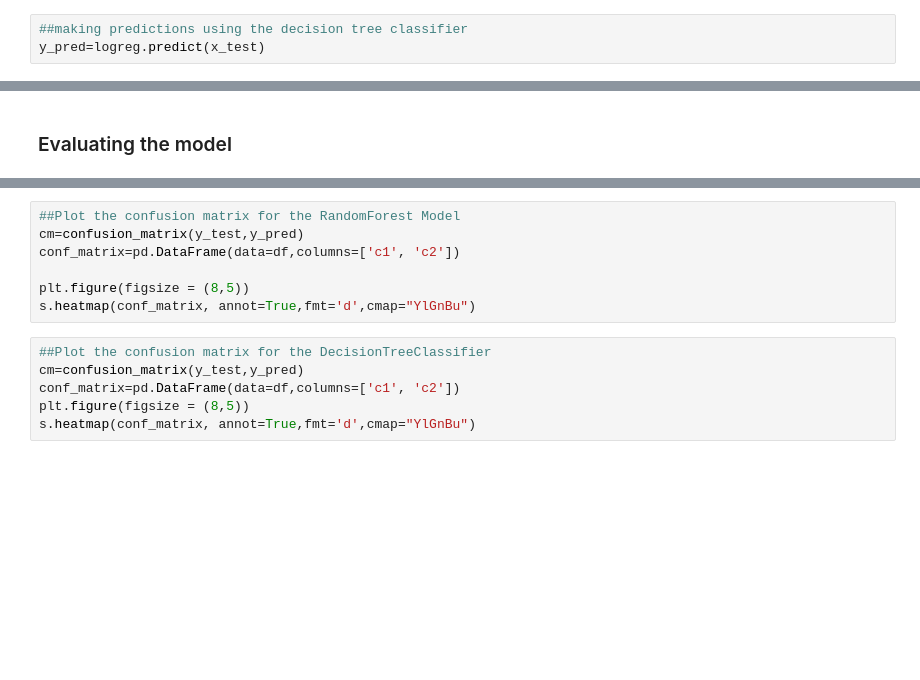
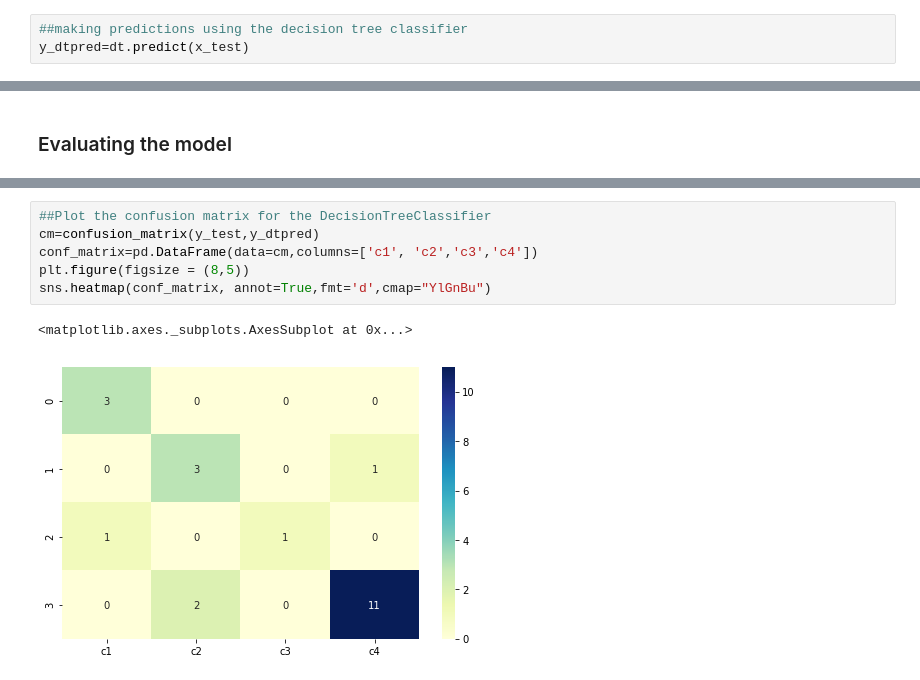
Before and after one commit to redlion47/DataScience, a Jupyter notebook: week12_Assessment/Week12 Assessment - ML with Python.ipynb, the cells around one changed output, grey strips where cells are left out. Drawn from its saved outputs; the diff is of its cells as text; blank space fills up the shorter version.

```diff
--- a/week12_Assessment/Week12 Assessment - ML with Python.ipynb
+++ b/week12_Assessment/Week12 Assessment - ML with Python.ipynb
@@ -261,3 +319,3 @@ y_pred=logreg.predict(x_test)
 # %%
 ##making predictions using the decision tree classifier
-y_pred=logreg.predict(x_test)
+y_dtpred=dt.predict(x_test)
@@ -272,15 +359,11 @@ metrics.accuracy_score(y_test,y_pred)
 # %%
-##Plot the confusion matrix for the RandomForest Model
-cm=confusion_matrix(y_test,y_pred)
-conf_matrix=pd.DataFrame(data=df,columns=['c1', 'c2'])
-
+##Plot the confusion matrix for the DecisionTreeClassifier
+cm=confusion_matrix(y_test,y_dtpred)
+conf_matrix=pd.DataFrame(data=cm,columns=['c1', 'c2','c3','c4'])
 plt.figure(figsize = (8,5))
-s.heatmap(conf_matrix, annot=True,fmt='d',cmap="YlGnBu")
+sns.heatmap(conf_matrix, annot=True,fmt='d',cmap="YlGnBu")
+# %% [output]
+<matplotlib.axes._subplots.AxesSubplot at 0x...>
+[figure, added]
-# %%
-##Plot the confusion matrix for the DecisionTreeClassifier
-cm=confusion_matrix(y_test,y_pred)
-conf_matrix=pd.DataFrame(data=df,columns=['c1', 'c2'])
-plt.figure(figsize = (8,5))
-s.heatmap(conf_matrix, annot=True,fmt='d',cmap="YlGnBu")
 # %%
 ##Print the faeture importances of the RandomForest Model
```
Also changed, not shown: parts of 26 cells of this notebook, 9 other files.
